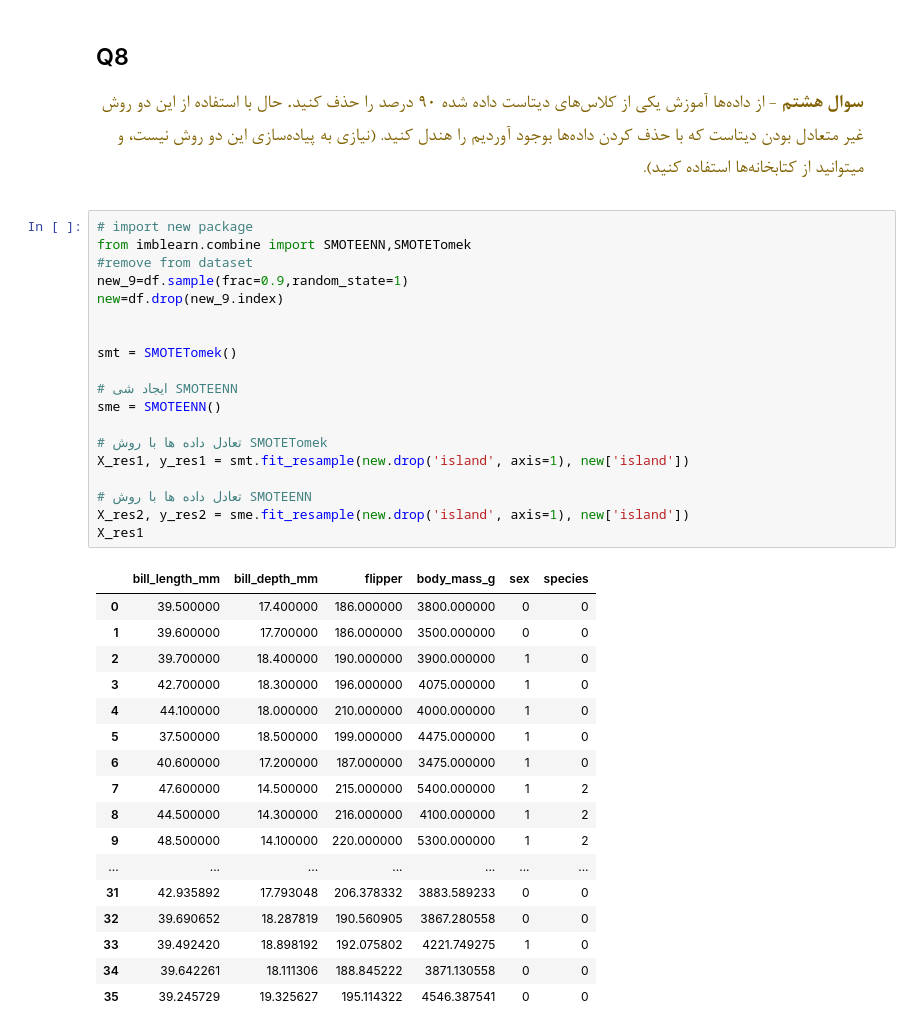
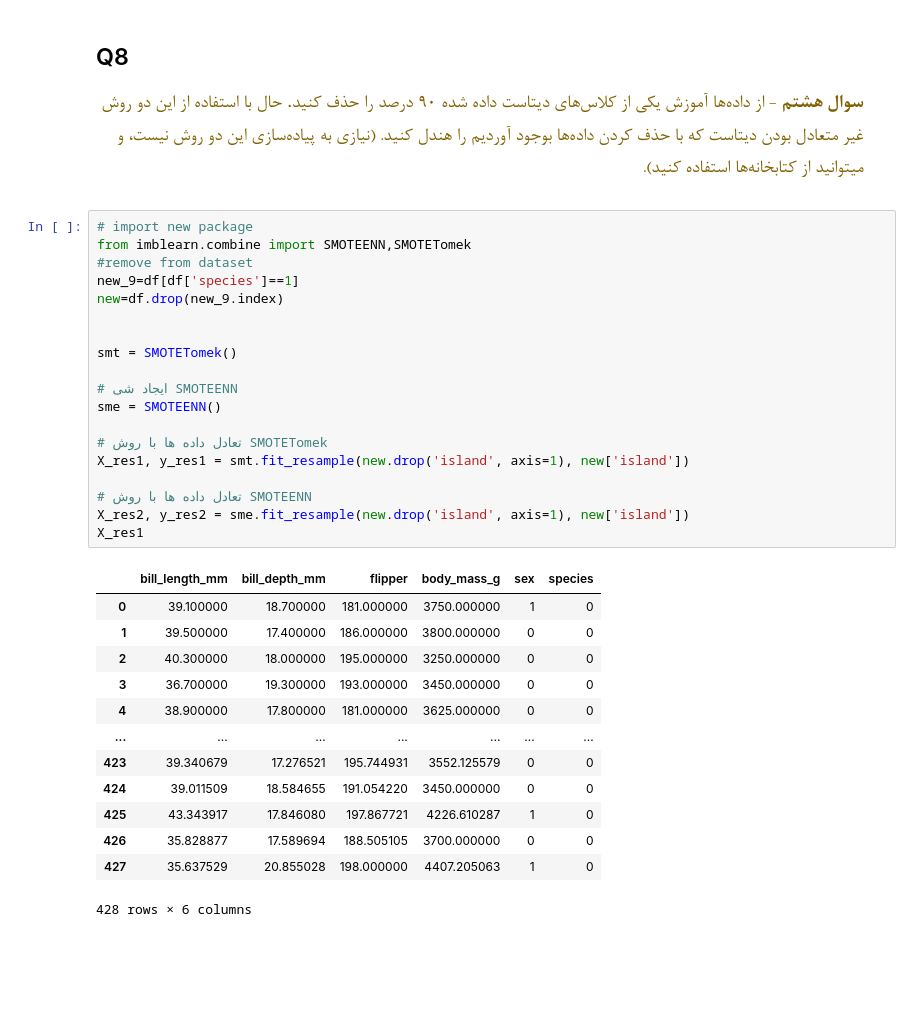
Before and after one commit to mohamadch91/Data-Mining-course, a Jupyter notebook: HW1/HW1.ipynb, the cells around one changed output. Cells and saved outputs as stored; diff of their text form; blank space fills up the shorter version.

```diff
--- a/HW1/HW1.ipynb
+++ b/HW1/HW1.ipynb
@@ -136,37 +136,33 @@ new_df
 # %%
 # import new package
 from imblearn.combine import SMOTEENN,SMOTETomek
 #remove from dataset
-new_9=df.sample(frac=0.9,random_state=1)
+new_9=df[df['species']==1]
 new=df.drop(new_9.index)
 
 
 smt = SMOTETomek()
 
 # ایجاد شی SMOTEENN
 sme = SMOTEENN()
 
 # تعادل داده ها با روش SMOTETomek
 X_res1, y_res1 = smt.fit_resample(new.drop('island', axis=1), new['island'])
 
 # تعادل داده ها با روش SMOTEENN
 X_res2, y_res2 = sme.fit_resample(new.drop('island', axis=1), new['island'])
 X_res1
 # %% [output]
 |  | bill_length_mm | bill_depth_mm | flipper | body_mass_g | sex | species |
-| 0 | 39.500000 | 17.400000 | 186.000000 | 3800.000000 | 0 | 0 |
-| 1 | 39.600000 | 17.700000 | 186.000000 | 3500.000000 | 0 | 0 |
-| 2 | 39.700000 | 18.400000 | 190.000000 | 3900.000000 | 1 | 0 |
-| 3 | 42.700000 | 18.300000 | 196.000000 | 4075.000000 | 1 | 0 |
-| 4 | 44.100000 | 18.000000 | 210.000000 | 4000.000000 | 1 | 0 |
-| 5 | 37.500000 | 18.500000 | 199.000000 | 4475.000000 | 1 | 0 |
-| 6 | 40.600000 | 17.200000 | 187.000000 | 3475.000000 | 1 | 0 |
-| 7 | 47.600000 | 14.500000 | 215.000000 | 5400.000000 | 1 | 2 |
-| 8 | 44.500000 | 14.300000 | 216.000000 | 4100.000000 | 1 | 2 |
-| 9 | 48.500000 | 14.100000 | 220.000000 | 5300.000000 | 1 | 2 |
+| 0 | 39.100000 | 18.700000 | 181.000000 | 3750.000000 | 1 | 0 |
+| 1 | 39.500000 | 17.400000 | 186.000000 | 3800.000000 | 0 | 0 |
+| 2 | 40.300000 | 18.000000 | 195.000000 | 3250.000000 | 0 | 0 |
+| 3 | 36.700000 | 19.300000 | 193.000000 | 3450.000000 | 0 | 0 |
+| 4 | 38.900000 | 17.800000 | 181.000000 | 3625.000000 | 0 | 0 |
 | ... | ... | ... | ... | ... | ... | ... |
-| 31 | 42.935892 | 17.793048 | 206.378332 | 3883.589233 | 0 | 0 |
-| 32 | 39.690652 | 18.287819 | 190.560905 | 3867.280558 | 0 | 0 |
-| 33 | 39.492420 | 18.898192 | 192.075802 | 4221.749275 | 1 | 0 |
-| 34 | 39.642261 | 18.111306 | 188.845222 | 3871.130558 | 0 | 0 |
-| 35 | 39.245729 | 19.325627 | 195.114322 | 4546.387541 | 0 | 0 |
+| 423 | 39.340679 | 17.276521 | 195.744931 | 3552.125579 | 0 | 0 |
+| 424 | 39.011509 | 18.584655 | 191.054220 | 3450.000000 | 0 | 0 |
+| 425 | 43.343917 | 17.846080 | 197.867721 | 4226.610287 | 1 | 0 |
+| 426 | 35.828877 | 17.589694 | 188.505105 | 3700.000000 | 0 | 0 |
+| 427 | 35.637529 | 20.855028 | 198.000000 | 4407.205063 | 1 | 0 |
+428 rows × 6 columns
```
Also changed, not shown: parts of 15 cells of this notebook.
